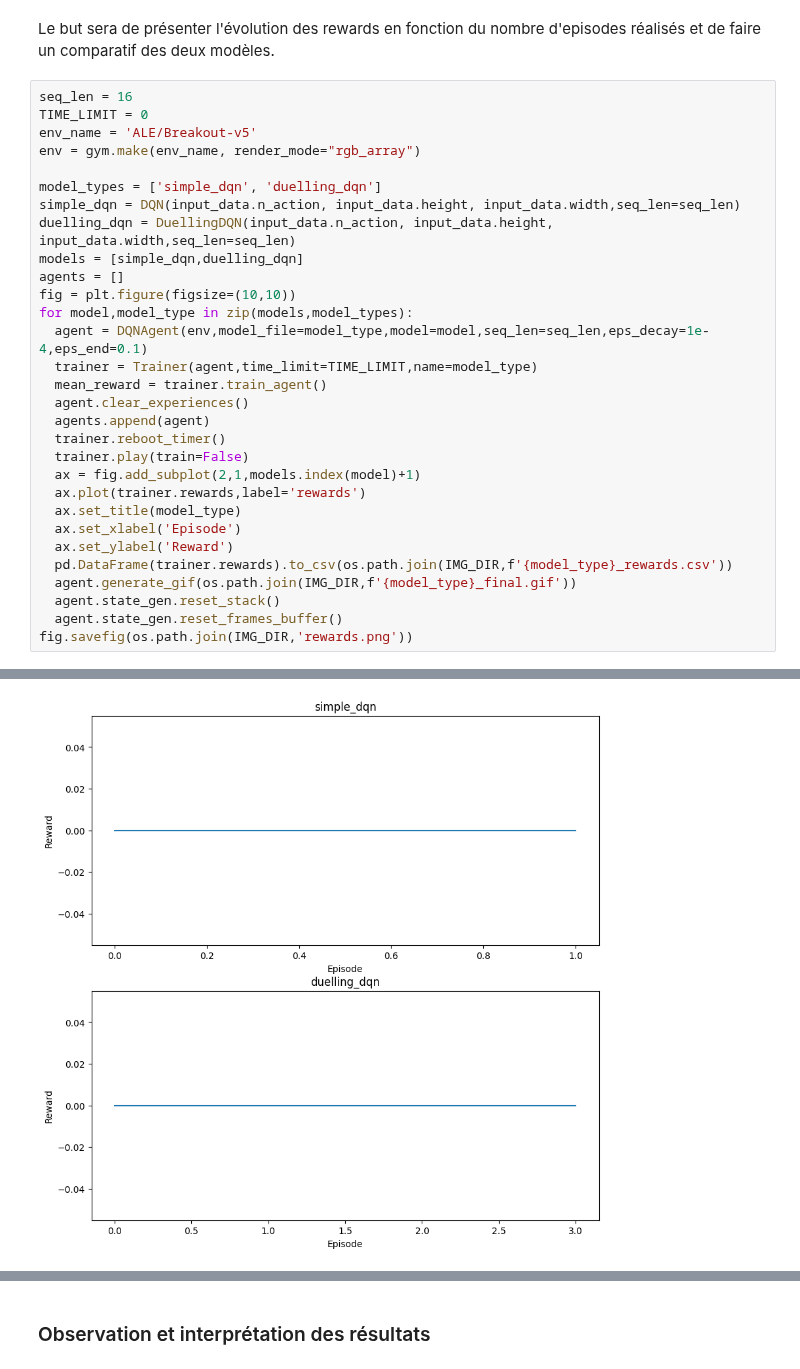
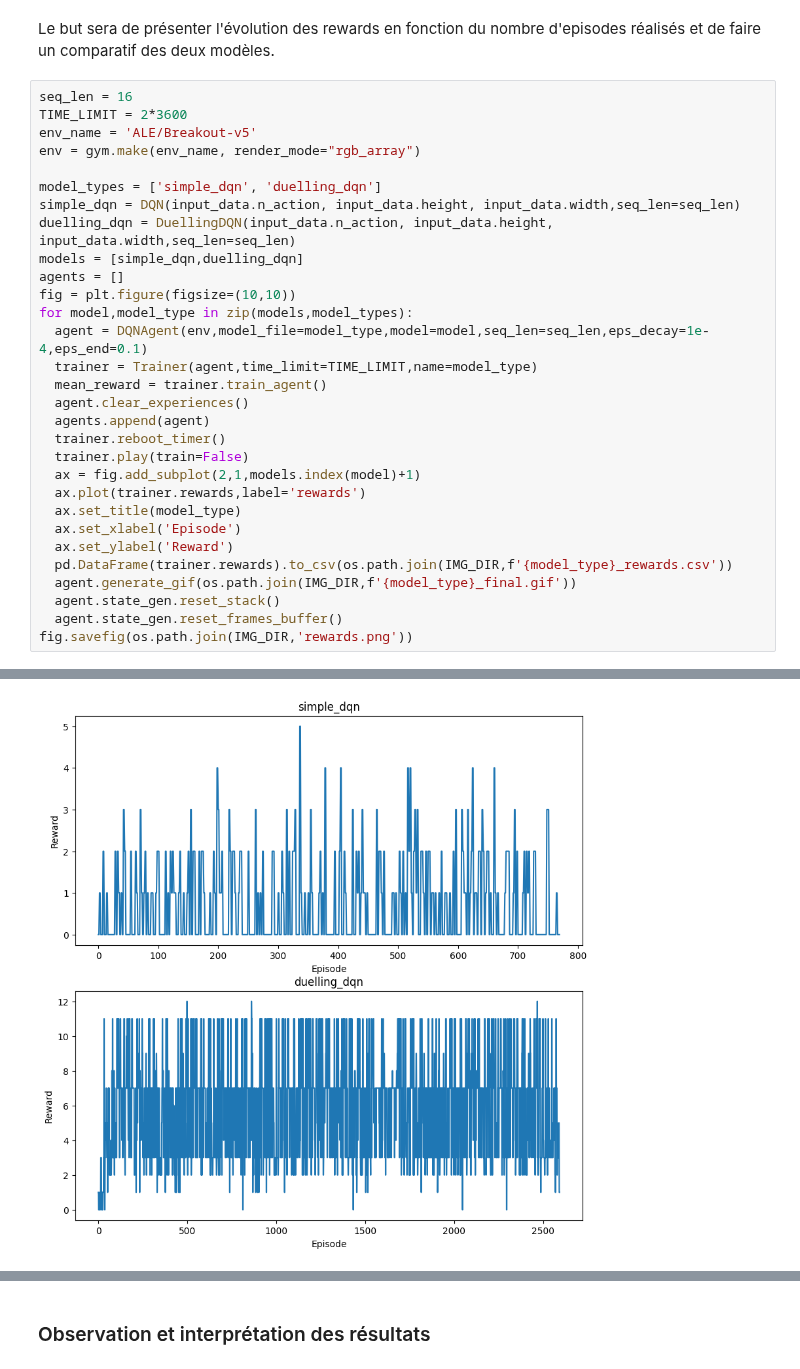
Before and after one commit to Bast-94/RL-DQN, a Jupyter notebook: RL-DQN_2.ipynb, the cells around one changed output, grey strips where cells are left out. Cells and saved outputs as stored; diff of their text form.

```diff
--- a/RL-DQN_2.ipynb
+++ b/RL-DQN_2.ipynb
@@ -636,7 +636,7 @@ Nous allons donc entraîner les deux agents avec les réseaux `DQN` et `Duelling
 Le but sera de présenter l'évolution des rewards en fonction du nombre d'episodes réalisés et de faire un comparatif des deux modèles.
 # %%
 seq_len = 16
-TIME_LIMIT = 0
+TIME_LIMIT = 2*3600
 env_name = 'ALE/Breakout-v5'
 env = gym.make(env_name, render_mode="rgb_array")
 
@@ -684,5 +684,5 @@ Game over after 213 steps
 Saving img/duelling_dqn_final.gif
-[figure, old version]
+[figure, new version]
 # %% [markdown]
 [](./simple_dqn.gif)
 # %% [markdown]
```
Also changed, not shown: parts of 1 cell of this notebook.
